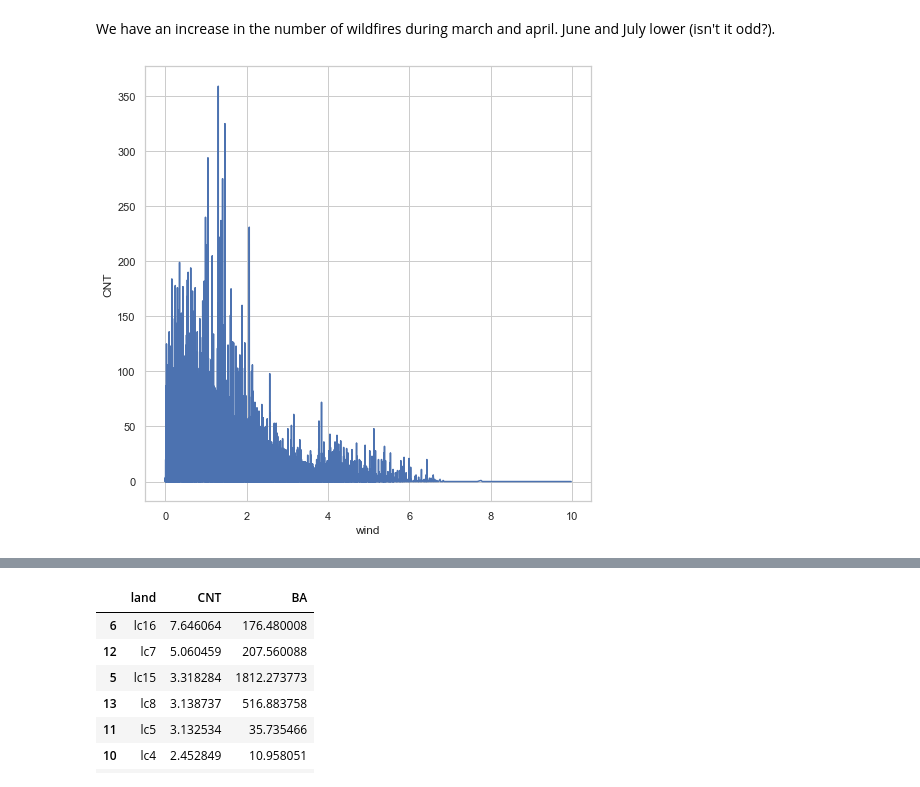
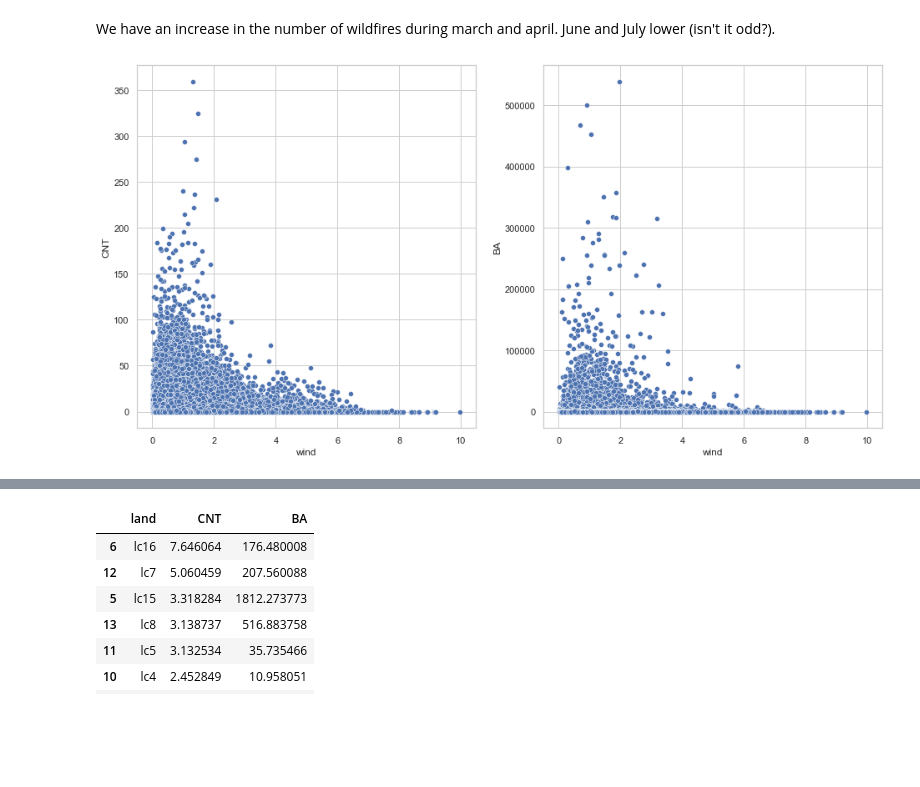
Before and after one commit to MegaCookies88/Data-Challenge-Wildfires, a Jupyter notebook: wildfires.ipynb, the cells around one changed output, grey strips where cells are left out. Drawn from its saved outputs; the diff is of its cells as text; code cells hidden in the pictures; blank space fills up the shorter version.

```diff
--- a/wildfires.ipynb
+++ b/wildfires.ipynb
@@ -127,8 +147,9 @@ We have an increase in the number of wildfires during march and april. June and
 # %%
 # Adding wind variable regardless of direction
 data['wind'] = np.sqrt(data['clim1']**2+data['clim2']**2)
 
-plt.figure(figsize=(8,8))
-sns.lineplot(y=data['CNT'], x=data['wind']);
+fig, ax = plt.subplots(1,2, figsize=(16,8))
+sns.scatterplot(y=data['CNT'], x=data['wind'], ax=ax[0])
+sns.scatterplot(y=data['BA'], x=data['wind'], ax=ax[1]);
 # %% [output]
-[figure, old version]
+[figure, new version]
```
Also changed, not shown: parts of 6 cells of this notebook.
